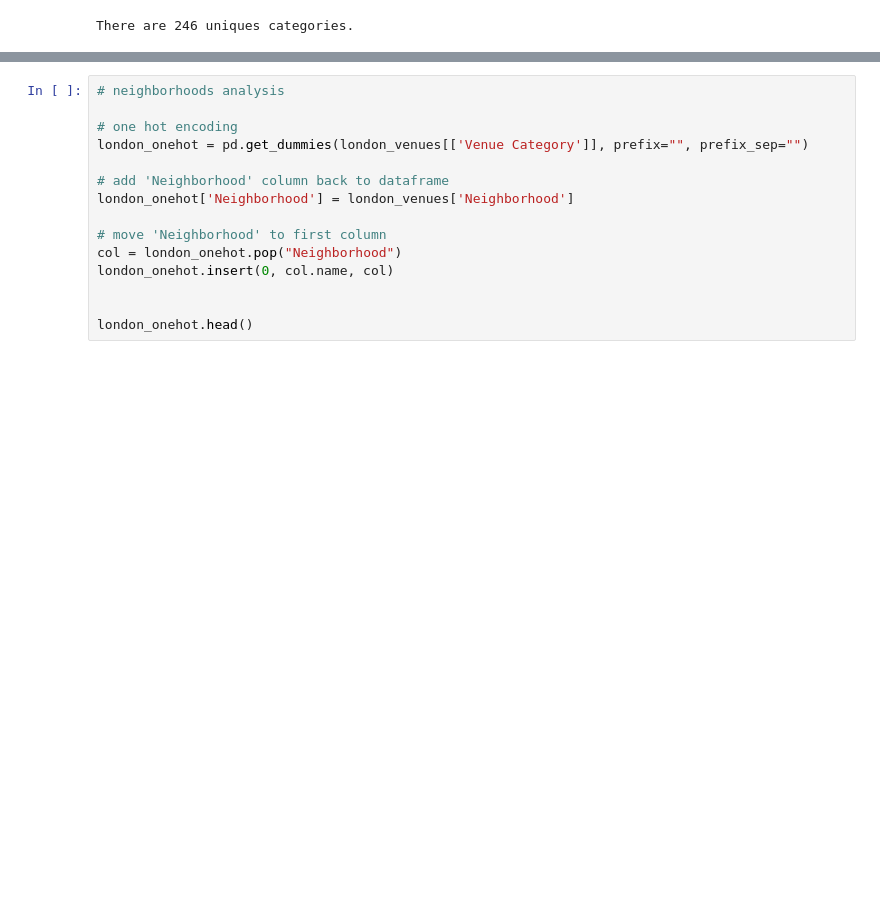
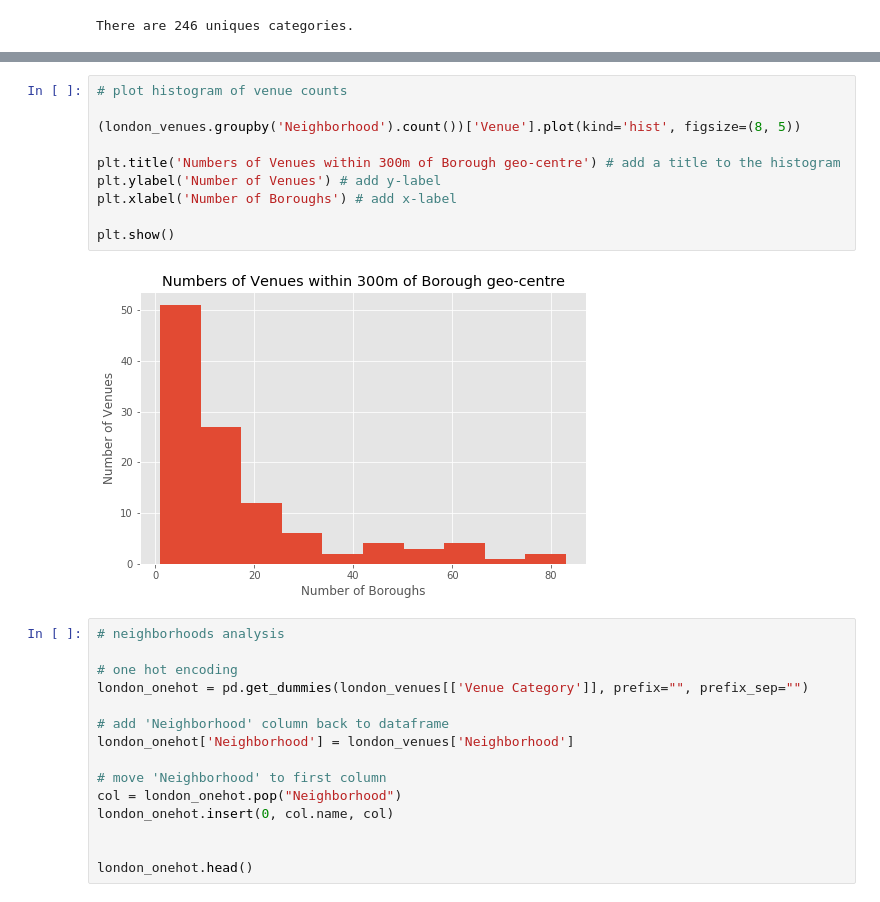
Before and after one commit to bhangu007/Coursera_Capstone, a Jupyter notebook: Capstone Final Assignment - New London Restaurant.ipynb, the cells around one changed output, grey strips where cells are left out. Drawn from its saved outputs; the diff is of its cells as text; blank space fills up the shorter version.

```diff
--- a/Capstone Final Assignment - New London Restaurant.ipynb
+++ b/Capstone Final Assignment - New London Restaurant.ipynb
@@ -286,3 +299,15 @@ There are 246 uniques categories.
+# %%
+# plot histogram of venue counts
+
+(london_venues.groupby('Neighborhood').count())['Venue'].plot(kind='hist', figsize=(8, 5))
+
+plt.title('Numbers of Venues within 300m of Borough geo-centre') # add a title to the histogram
+plt.ylabel('Number of Venues') # add y-label
+plt.xlabel('Number of Boroughs') # add x-label
+
+plt.show()
+# %% [output]
+[figure, added]
 # %%
 # neighborhoods analysis
 
```
Also changed, not shown: parts of 5 cells of this notebook.
